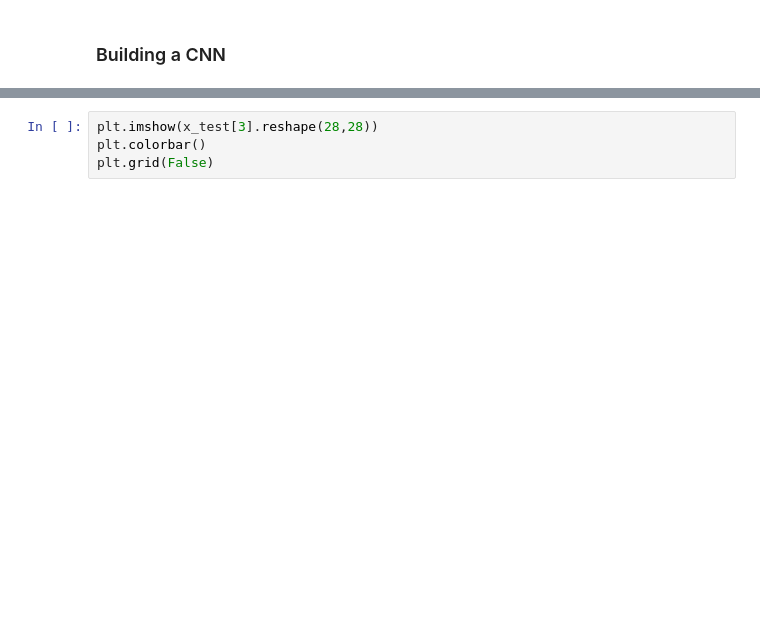
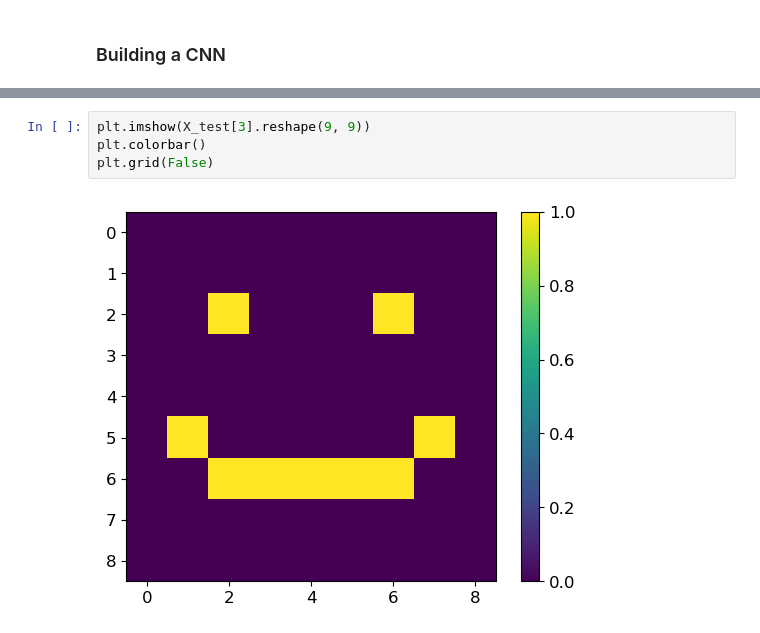
Before and after one commit to Darcinn/F21DL, a Jupyter notebook: Lab_11.ipynb, the cells around one changed output, grey strips where cells are left out. Drawn from its saved outputs; the diff is of its cells as text; blank space fills up the shorter version.

```diff
--- a/Lab_11.ipynb
+++ b/Lab_11.ipynb
@@ -400,7 +478,9 @@ class_names[np.argmax(classifications[3])]
 # %%
-plt.imshow(x_test[3].reshape(28,28))
+plt.imshow(X_test[3].reshape(9, 9))
 plt.colorbar()
 plt.grid(False)
+# %% [output]
+[figure, added]
 # %%
 f, axarr = plt.subplots(3,4)
 FIRST_IMAGE=0
```
Also changed, not shown: parts of 21 cells of this notebook.
